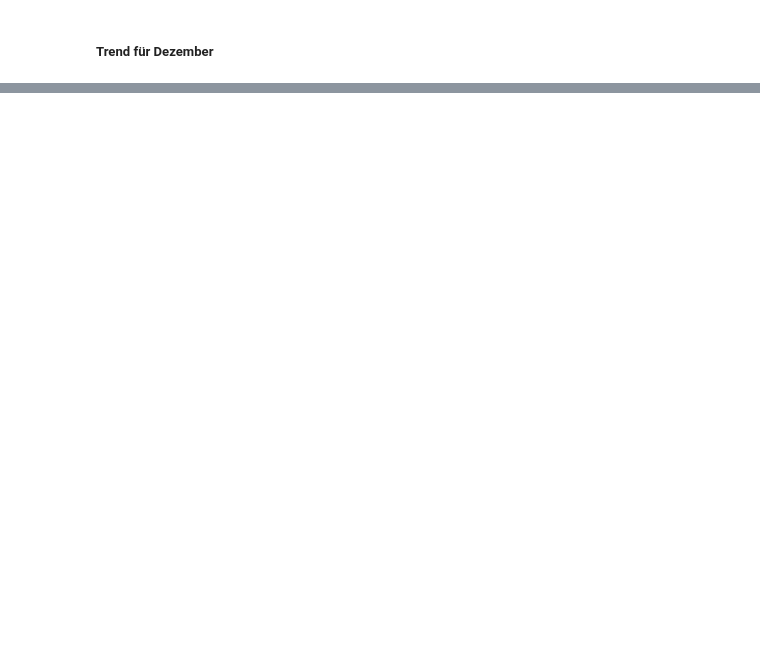
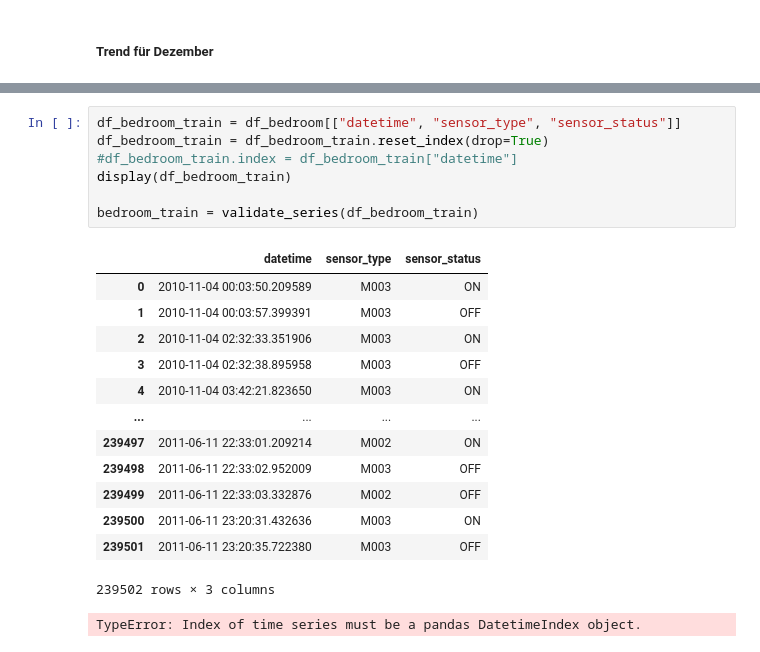
Before and after one commit to ddening/ambient-assisted-living, a Jupyter notebook: src/aruba_sleep_activity.ipynb, the cells around one changed output, grey strips where cells are left out. Drawn from its saved outputs; the diff is of its cells as text; blank space fills up the shorter version.

```diff
--- a/src/aruba_sleep_activity.ipynb
+++ b/src/aruba_sleep_activity.ipynb
@@ -928,0 +895,22 @@ plt.show()
+# %%
+df_bedroom_train = df_bedroom[["datetime", "sensor_type", "sensor_status"]]
+df_bedroom_train = df_bedroom_train.reset_index(drop=True)
+#df_bedroom_train.index = df_bedroom_train["datetime"]
+display(df_bedroom_train)
+
+bedroom_train = validate_series(df_bedroom_train)
+# %% [output]
+|  | datetime | sensor_type | sensor_status |
+| 0 | 2010-11-04 00:03:50.209589 | M003 | ON |
+| 1 | 2010-11-04 00:03:57.399391 | M003 | OFF |
+| 2 | 2010-11-04 02:32:33.351906 | M003 | ON |
+| 3 | 2010-11-04 02:32:38.895958 | M003 | OFF |
+| 4 | 2010-11-04 03:42:21.823650 | M003 | ON |
+| ... | ... | ... | ... |
+| 239497 | 2011-06-11 22:33:01.209214 | M002 | ON |
+| 239498 | 2011-06-11 22:33:02.952009 | M003 | OFF |
+| 239499 | 2011-06-11 22:33:03.332876 | M002 | OFF |
+| 239500 | 2011-06-11 23:20:31.432636 | M003 | ON |
+| 239501 | 2011-06-11 23:20:35.722380 | M003 | OFF |
+239502 rows × 3 columns
+TypeError: Index of time series must be a pandas DatetimeIndex object.
```
Also changed, not shown: parts of 18 cells of this notebook.
